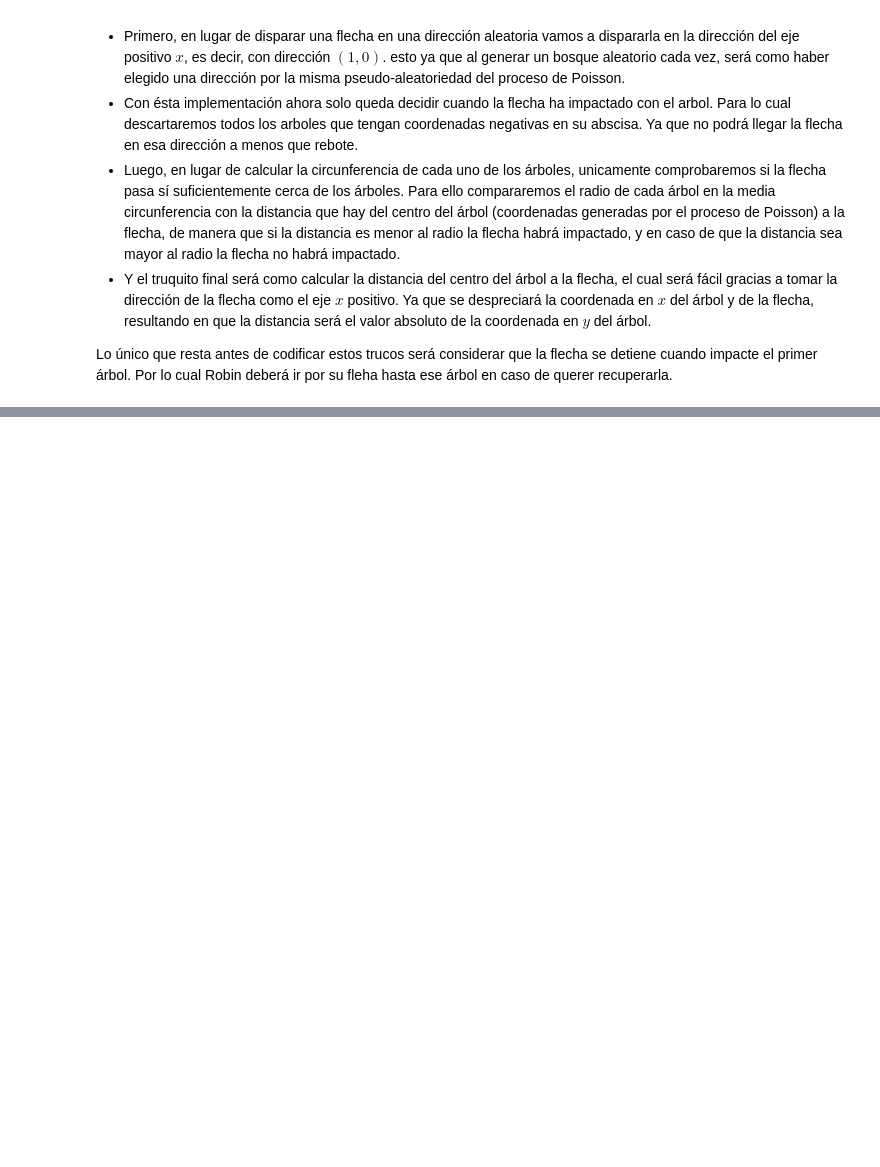
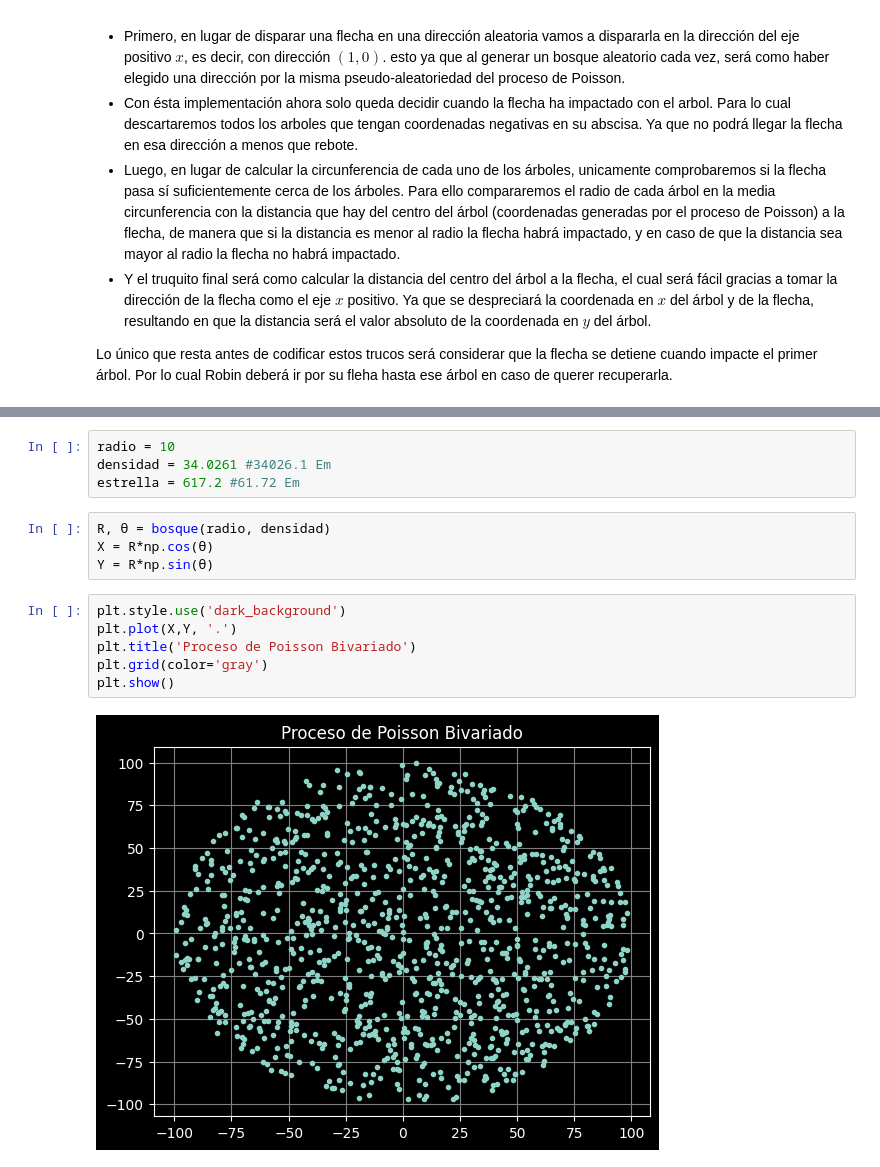
Before and after one commit to Vixuz144/Simu2, a Jupyter notebook: Robin_Hood.ipynb, the cells around one changed output, grey strips where cells are left out. Drawn from its saved outputs; the diff is of its cells as text; blank space fills up the shorter version.

```diff
--- a/Robin_Hood.ipynb
+++ b/Robin_Hood.ipynb
@@ -130,0 +199,16 @@ La flecha impactó en el arbol con coordenadas (78.5385091158025,0.1884798574382
+# %%
+radio = 10
+densidad = 34.0261 #34026.1 Em
+estrella = 617.2 #61.72 Em
+# %%
+R, θ = bosque(radio, densidad)
+X = R*np.cos(θ)
+Y = R*np.sin(θ)
+# %%
+plt.style.use('dark_background')
+plt.plot(X,Y, '.')
+plt.title('Proceso de Poisson Bivariado')
+plt.grid(color='gray')
+plt.show()
+# %% [output]
+[figure, added]
```
Also changed, not shown: parts of 26 cells of this notebook.
